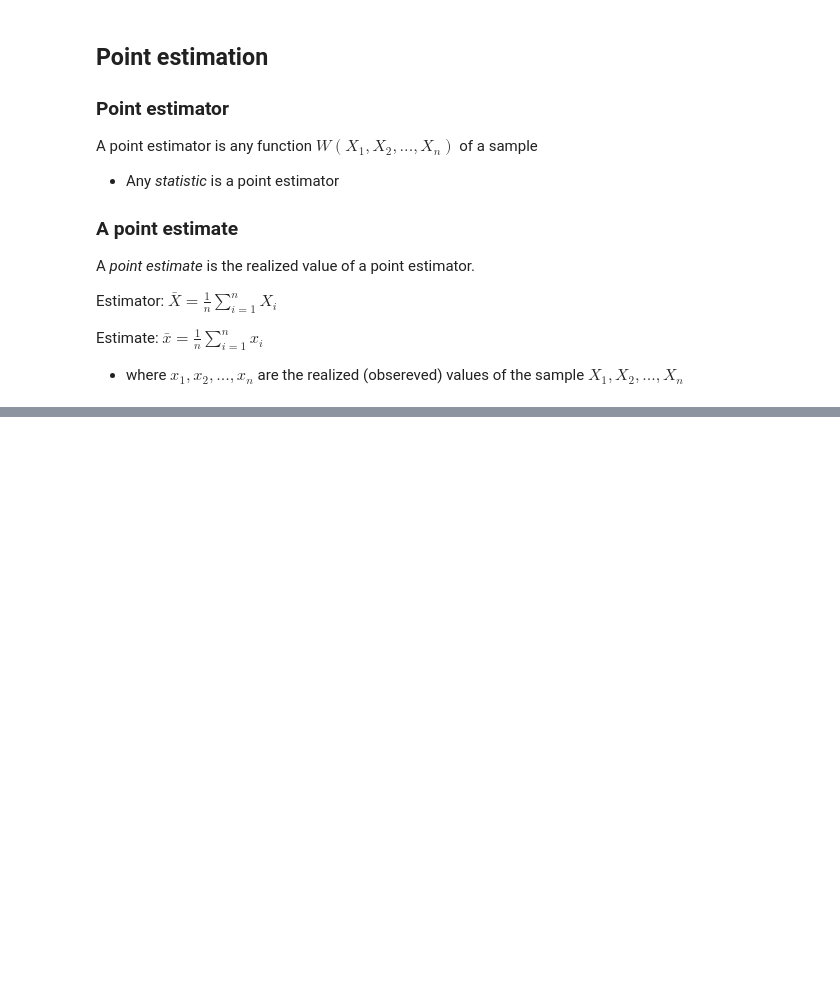
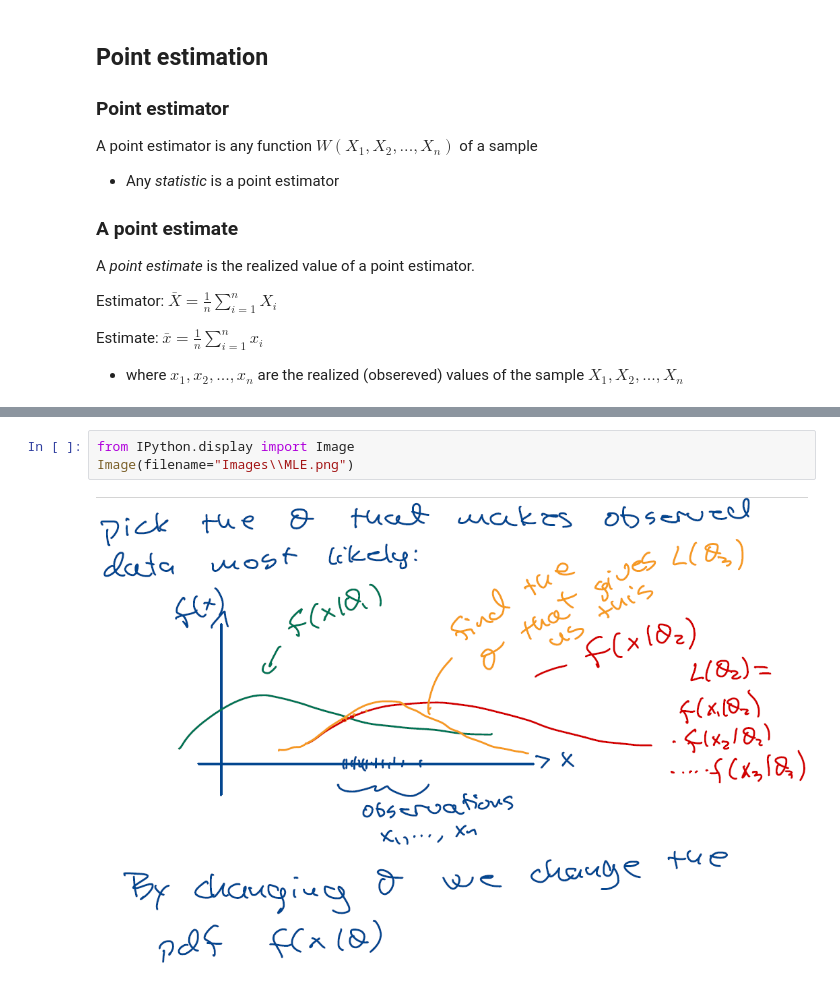
Before and after one commit to Thomson-Cui/Theoretical-Statistics-II, a Jupyter notebook: Chapter 7.1-7.2 Methods of finding point estimators.ipynb, the cells around one changed output, grey strips where cells are left out. Saved outputs shown, nothing was run; the diff lists cells and outputs as text; blank space fills up the shorter version.

```diff
--- a/Chapter 7.1-7.2 Methods of finding point estimators.ipynb
+++ b/Chapter 7.1-7.2 Methods of finding point estimators.ipynb
@@ -43,0 +185,5 @@ A sample $X_1,X_2,...,X_n$ from a population with pmf/pdf $f(x|\theta_1,...,\the
+# %%
+from IPython.display import Image
+Image(filename="Images\\MLE.png")
+# %% [output]
+[figure, added]
```
Also changed, not shown: parts of 32 cells of this notebook.
